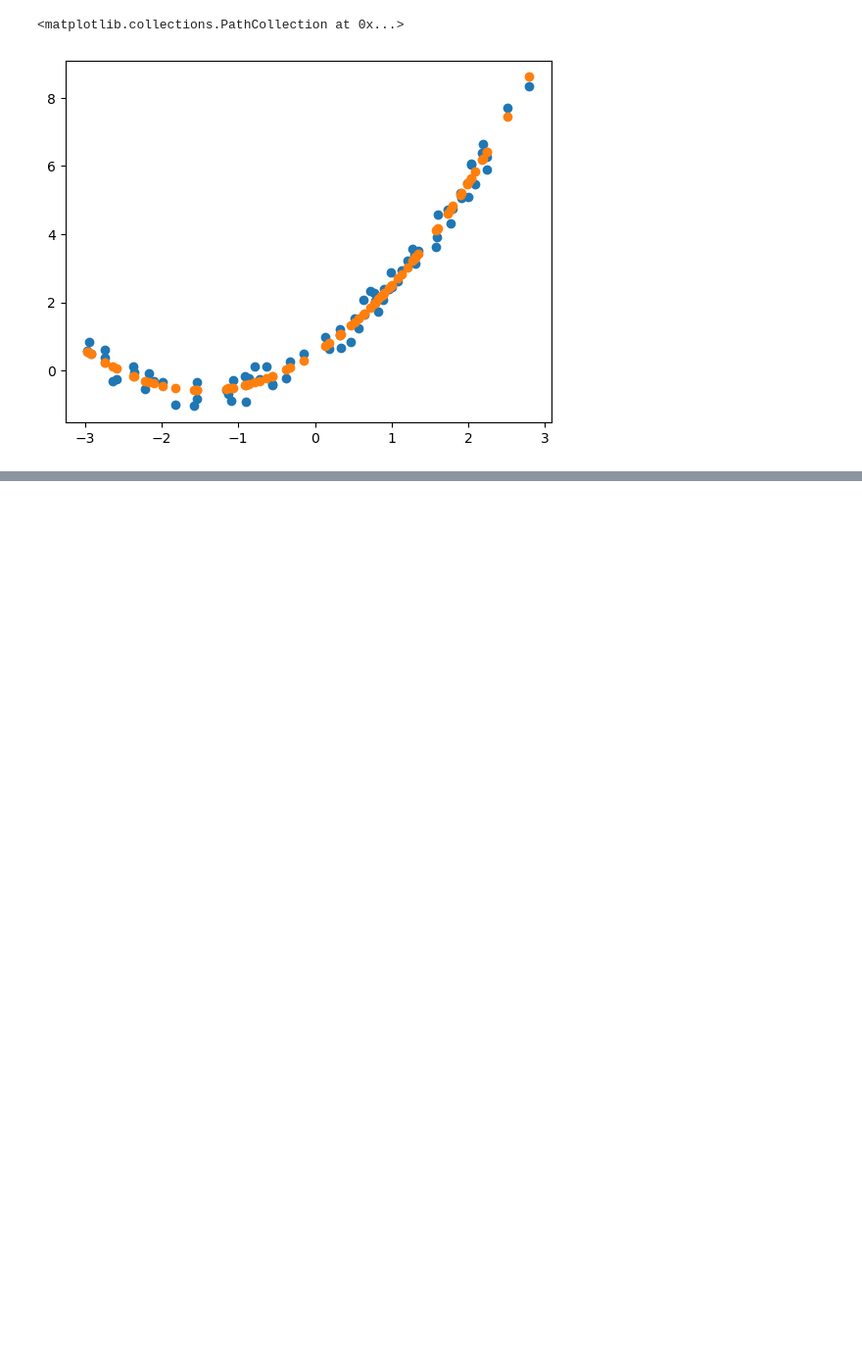
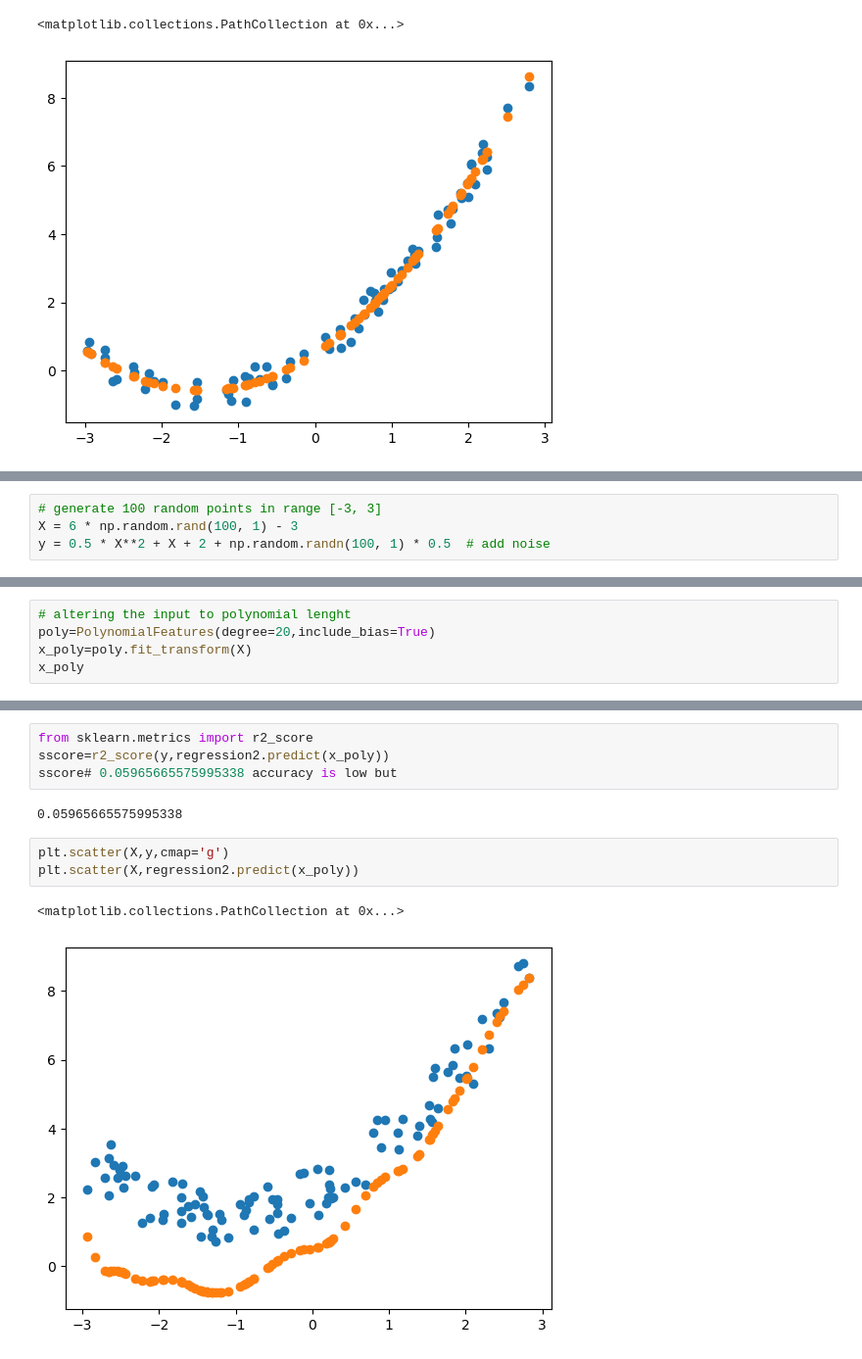
Before and after one commit to SARWAGYASHAH/implementing-linear-regression, a Jupyter notebook: polynomial_reg.ipynb, the cells around one changed output, grey strips where cells are left out. Shown at 98% size. Cells and saved outputs as stored; diff of their text form; blank space fills up the shorter version.

```diff
--- a/polynomial_reg.ipynb
+++ b/polynomial_reg.ipynb
@@ -121,0 +164,4 @@ plt.scatter(x_train,regression01.predict(x_train_poly))
+# %%
+# generate 100 random points in range [-3, 3]
+X = 6 * np.random.rand(100, 1) - 3
+y = 0.5 * X**2 + X + 2 + np.random.randn(100, 1) * 0.5  # add noise
@@ -121,0 +208,5 @@ plt.scatter(x_train,regression01.predict(x_train_poly))
+# %%
+# altering the input to polynomial lenght
+poly=PolynomialFeatures(degree=20,include_bias=True)
+x_poly=poly.fit_transform(X)
+x_poly
@@ -121,0 +227,12 @@ plt.scatter(x_train,regression01.predict(x_train_poly))
+# %%
+from sklearn.metrics import r2_score
+sscore=r2_score(y,regression2.predict(x_poly))
+sscore# 0.05965665575995338 accuracy is low but
+# %% [output]
+0.05965665575995338
+# %%
+plt.scatter(X,y,cmap='g')
+plt.scatter(X,regression2.predict(x_poly))
+# %% [output]
+<matplotlib.collections.PathCollection at 0x...>
+[figure, added]
```
Also changed, not shown: parts of 12 cells of this notebook, 5 other files.
